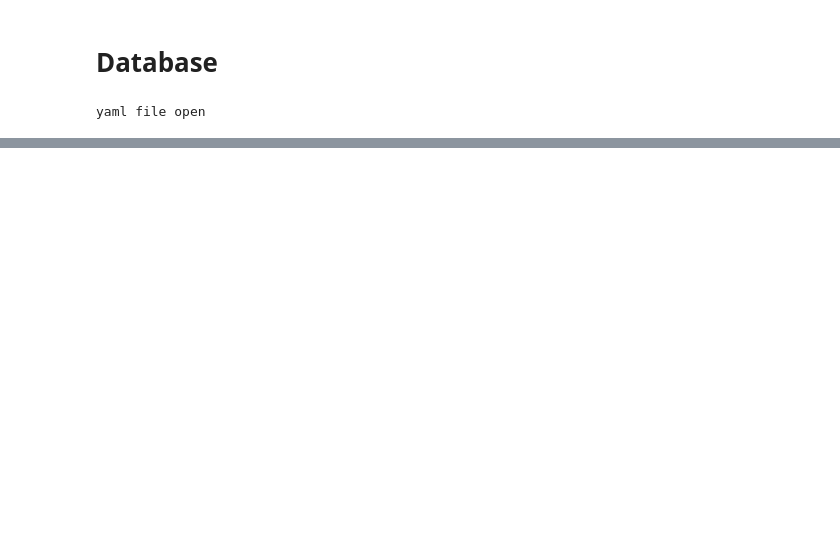
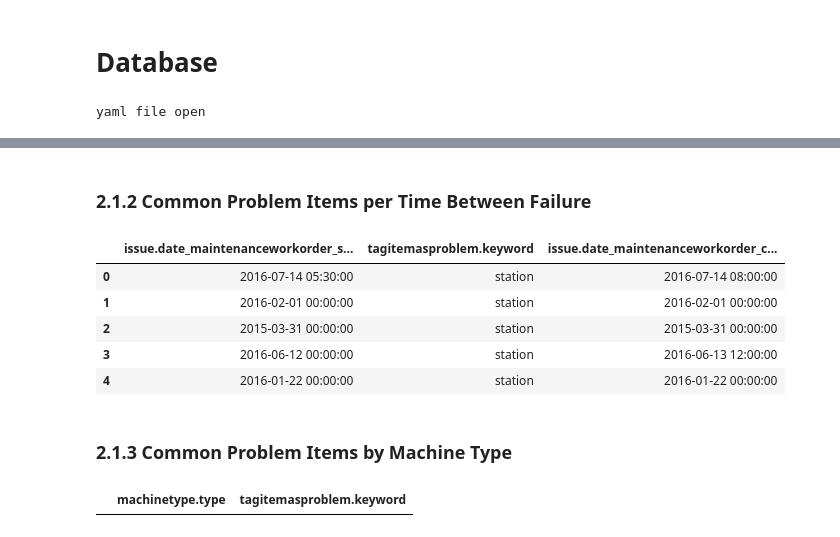
Before and after one commit to usnistgov/nestor, a Jupyter notebook: database_storage/KPI.ipynb, the cells around one changed output, grey strips where cells are left out. Cells and saved outputs as stored; diff of their text form; code cells hidden in the pictures; blank space fills up the shorter version.

```diff
--- a/database_storage/KPI.ipynb
+++ b/database_storage/KPI.ipynb
@@ -118,0 +220,21 @@ issue.description_of_problem
+# %% [markdown]
+### 2.1.2 Common Problem Items per Time Between Failure
+# %%
+kpi = itemAsProblem + issue_dateMWOstart + issue_dateMWOend
+df = resultToObservationDataframe(database.runQuery(kpi.cypher_filterQuery())[1])
+df.head()
+# %% [output]
+|  | issue.date_maintenanceworkorder_s... | tagitemasproblem.keyword | issue.date_maintenanceworkorder_c... |
+| 0 | 2016-07-14 05:30:00 | station | 2016-07-14 08:00:00 |
+| 1 | 2016-02-01 00:00:00 | station | 2016-02-01 00:00:00 |
+| 2 | 2015-03-31 00:00:00 | station | 2015-03-31 00:00:00 |
+| 3 | 2016-06-12 00:00:00 | station | 2016-06-13 12:00:00 |
+| 4 | 2016-01-22 00:00:00 | station | 2016-01-22 00:00:00 |
+# %% [markdown]
+### 2.1.3 Common Problem Items by Machine Type
+# %%
+kpi = itemAsProblem + machinetype
+df = resultToObservationDataframe(database.runQuery(kpi.cypher_filterQuery())[1])
+df.head()
+# %% [output]
+|  | machinetype.type | tagitemasproblem.keyword |
```
Also changed, not shown: parts of 83 cells of this notebook, 2 other files.
